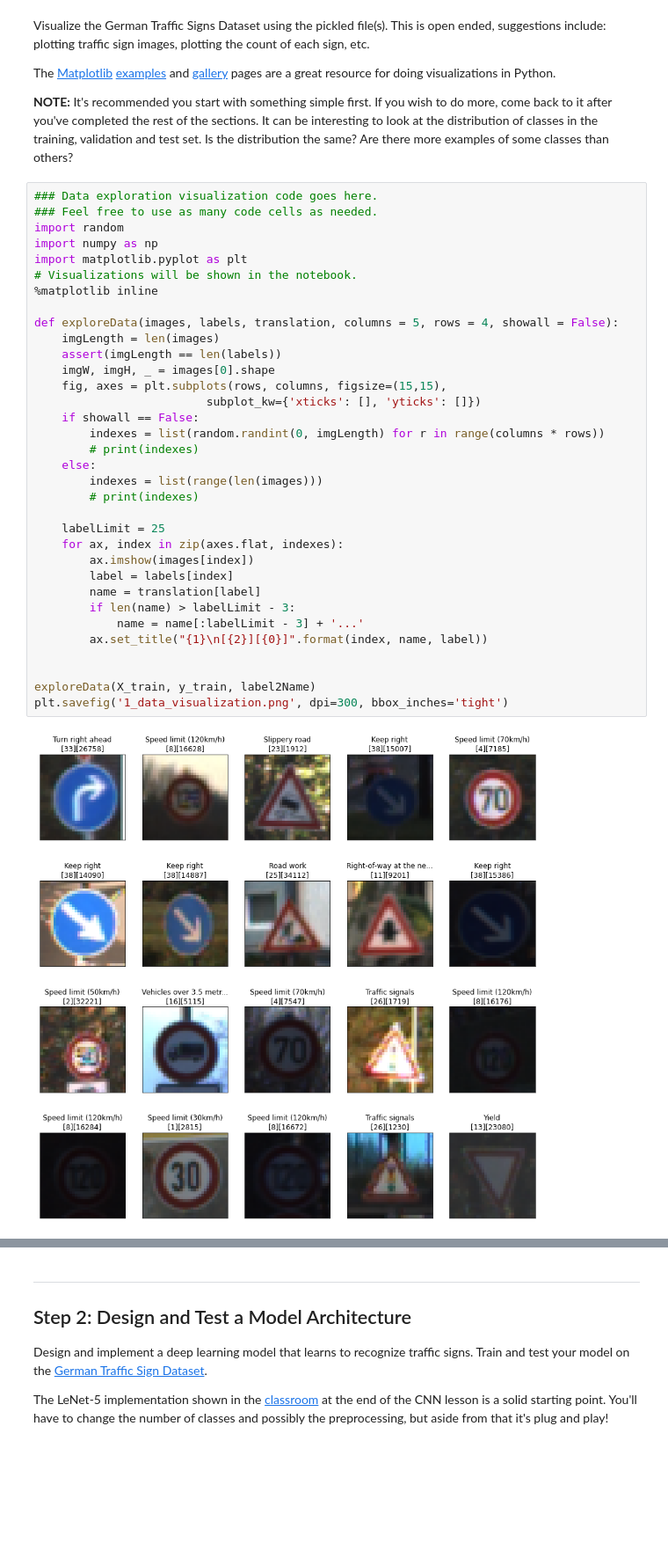
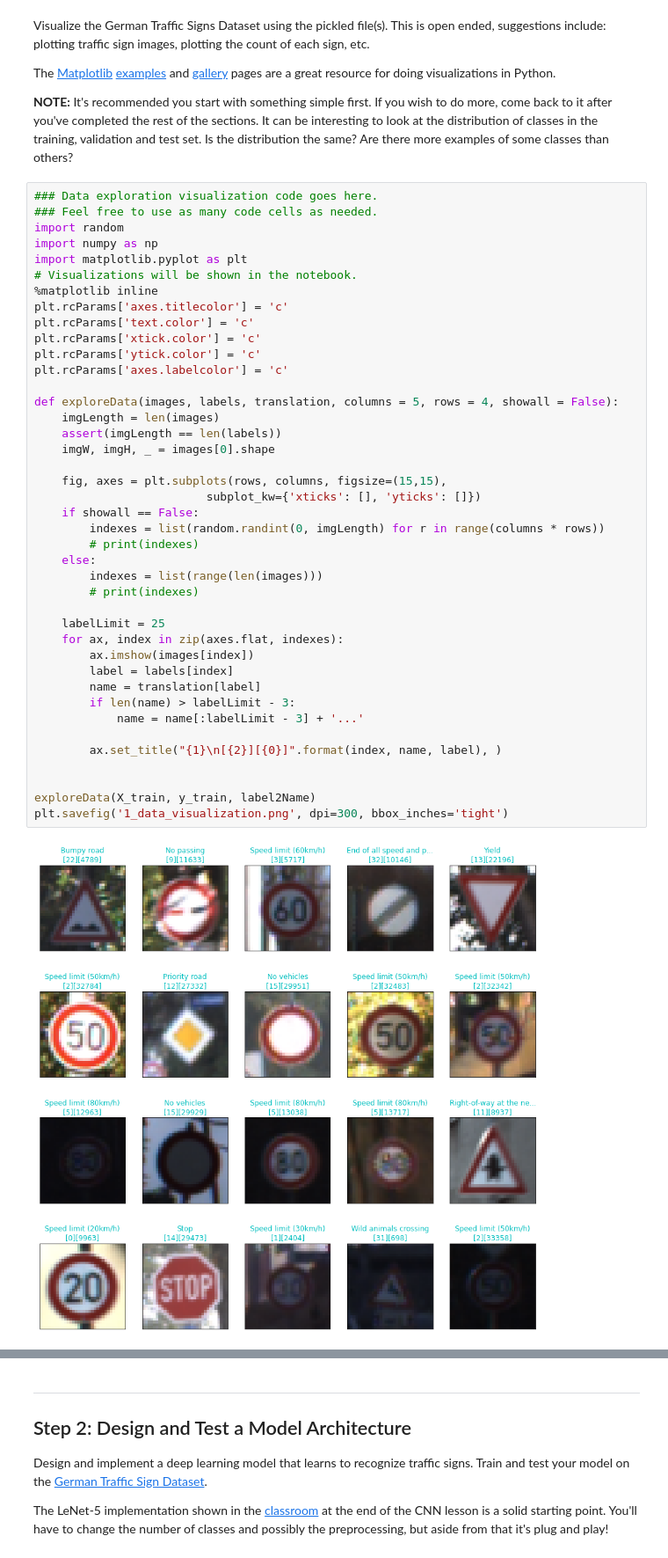
Before and after one commit to ebots-hung/CarND-Traffic-Sign-Classifier-Project, a Jupyter notebook: Traffic_Sign_Classifier.ipynb, the cells around one changed output, grey strips where cells are left out. Shown at 88% size. Cells and saved outputs as stored; diff of their text form; blank space fills up the shorter version.

```diff
--- a/Traffic_Sign_Classifier.ipynb
+++ b/Traffic_Sign_Classifier.ipynb
@@ -111,35 +111,42 @@ import random
 import numpy as np
 import matplotlib.pyplot as plt
 # Visualizations will be shown in the notebook.
 %matplotlib inline
+plt.rcParams['axes.titlecolor'] = 'c'
+plt.rcParams['text.color'] = 'c'
+plt.rcParams['xtick.color'] = 'c'
+plt.rcParams['ytick.color'] = 'c'
+plt.rcParams['axes.labelcolor'] = 'c'
 
 def exploreData(images, labels, translation, columns = 5, rows = 4, showall = False):
     imgLength = len(images)
     assert(imgLength == len(labels))
     imgW, imgH, _ = images[0].shape
+
     fig, axes = plt.subplots(rows, columns, figsize=(15,15),
                          subplot_kw={'xticks': [], 'yticks': []})
     if showall == False:
         indexes = list(random.randint(0, imgLength) for r in range(columns * rows))
         # print(indexes)
     else:
         indexes = list(range(len(images)))
         # print(indexes)
 
     labelLimit = 25
     for ax, index in zip(axes.flat, indexes):
         ax.imshow(images[index])
         label = labels[index]
         name = translation[label]
         if len(name) > labelLimit - 3:
             name = name[:labelLimit - 3] + '...'
-        ax.set_title("{1}\n[{2}][{0}]".format(index, name, label))
+
+        ax.set_title("{1}\n[{2}][{0}]".format(index, name, label), )
 
 
 exploreData(X_train, y_train, label2Name)
 plt.savefig('1_data_visualization.png', dpi=300, bbox_inches='tight')
 # %% [output]
-[figure, old version]
+[figure, new version]
 # %%
 def plotHistogram(labels, titles, numberOfLabels, savename):
     nCols = len(labels)
```
Also changed, not shown: parts of 14 cells of this notebook, 23 other files.
